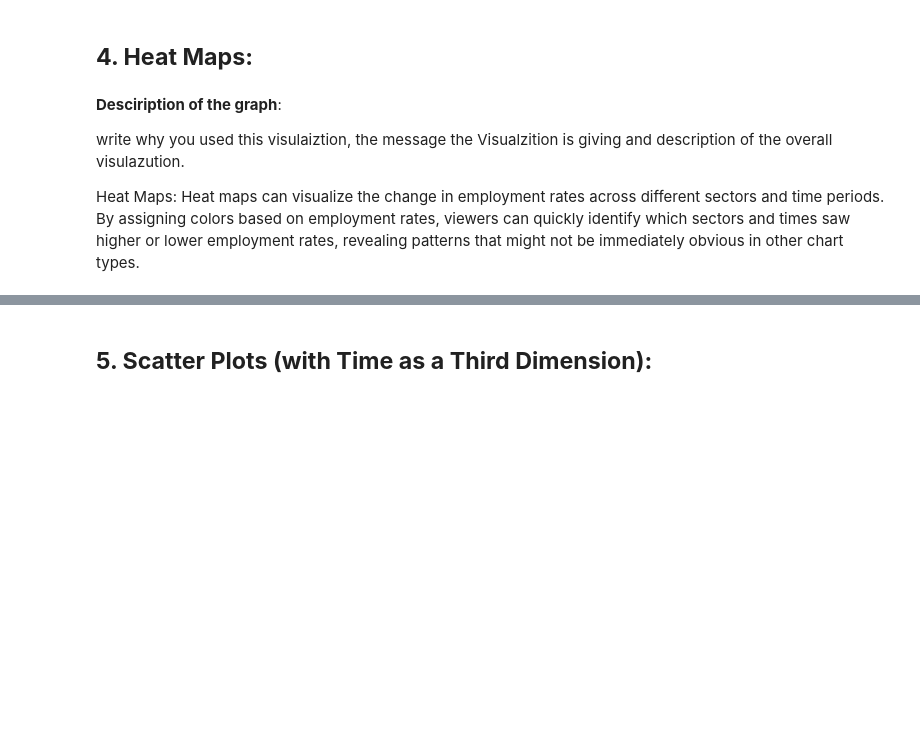
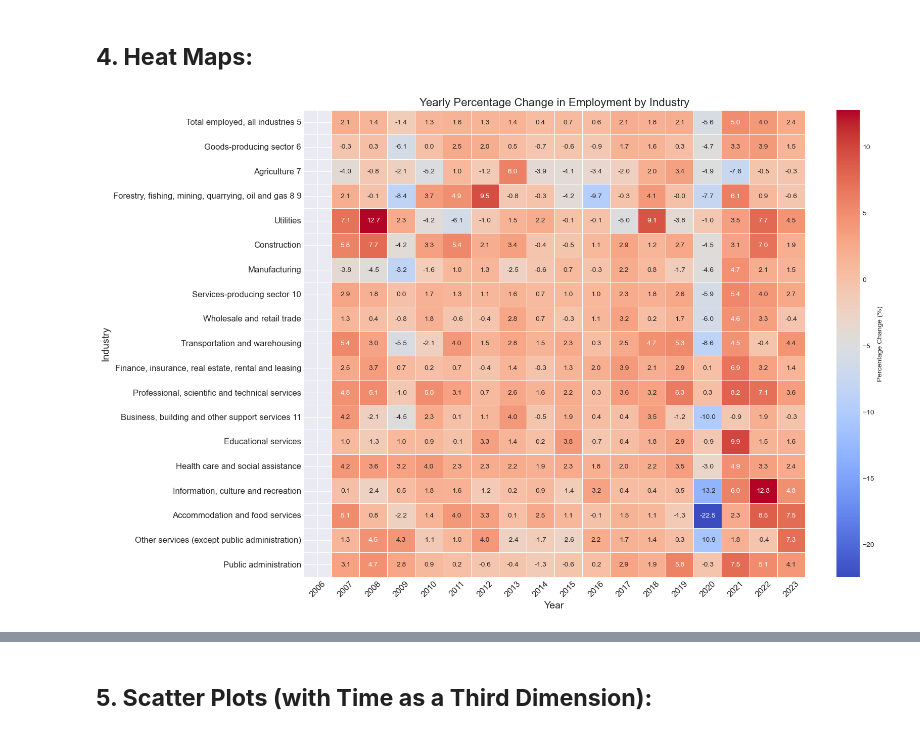
Before and after one commit to Azazftb/Econmic-Developement, a Jupyter notebook: Main.ipynb, the cells around one changed output, grey strips where cells are left out. Cells and saved outputs as stored; diff of their text form; code cells hidden in the pictures; blank space fills up the shorter version.

```diff
--- a/Main.ipynb
+++ b/Main.ipynb
@@ -125,6 +224,36 @@ write why you used this visulaiztion, the message the Visualzition is giving and
-# %% [markdown]
-**Desciription of the graph**:
-
-write why you used this visulaiztion, the message the Visualzition is giving and description of the overall visulazution.
-
-Heat Maps: Heat maps can visualize the change in employment rates across different sectors and time periods. By assigning colors based on employment rates, viewers can quickly identify which sectors and times saw higher or lower employment rates, revealing patterns that might not be immediately obvious in other chart types.
+# %%
+import pandas as pd
+import seaborn as sns
+import matplotlib.pyplot as plt
+
+data = pd.read_excel('Cleaned_Data.xlsx')
+
+#calculate yearly percentage changes
+data.set_index('Industry', inplace=True)
+percentage_changes = data.pct_change(axis=1) * 100
+
+# Simplifying industry names for clearer visual
+short_industries = {
+    "Forestry, fishing, mining, quarrying, oil and gas extraction": "Forestry & Mining",
+    "Finance, insurance, real estate, rental and leasing": "Finance & Real Estate",
+    "Professional, scientific and technical services": "Professional Services",
+    "Health care and social assistance": "Health Care",
+    "Information, culture and recreation": "Info & Culture",
+    "Educational services": "Education",
+    "Public administration": "Public Admin",
+    "Business, building and other support services": "Business Services"
+}
+data.index = data.index.map(lambda x: short_industries.get(x, x))  # Apply renaming
+
+plt.figure(figsize=(16, 12))
+ax = sns.heatmap(percentage_changes, cmap='coolwarm', annot=True, fmt=".1f", linewidths=.5,
+                 cbar_kws={'label': 'Percentage Change (%)'})
+ax.set_title('Yearly Percentage Change in Employment by Industry', fontsize=16)
+ax.set_xlabel('Year', fontsize=14)
+ax.set_ylabel('Industry', fontsize=14)
+ax.tick_params(labelsize=12)
+plt.xticks(rotation=45)
+plt.yticks(rotation=0)
+plt.show()
+# %% [output]
+[figure, added]
```
Also changed, not shown: parts of 32 cells of this notebook, 1 other file.
